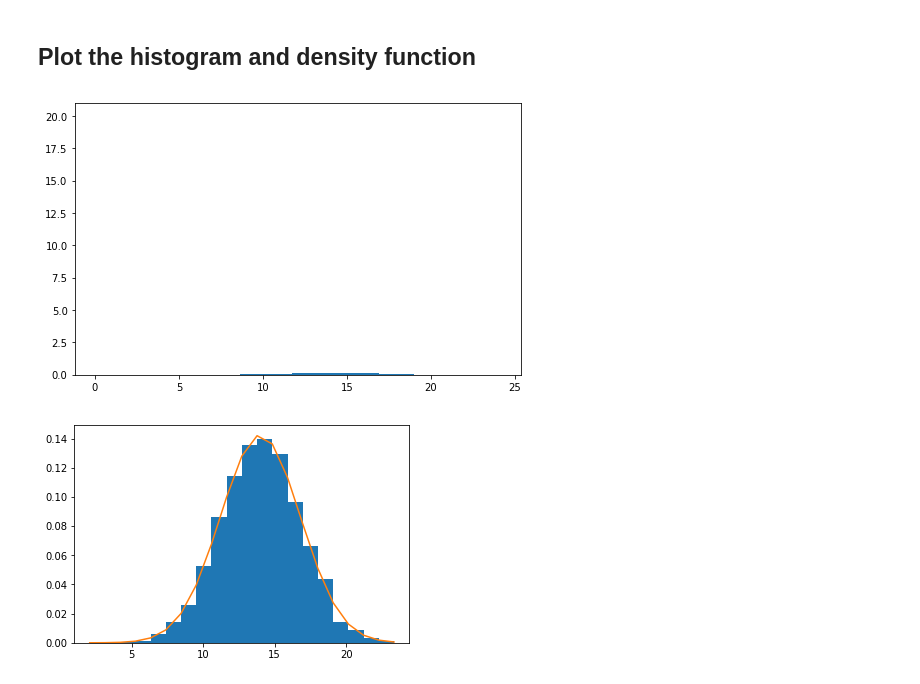
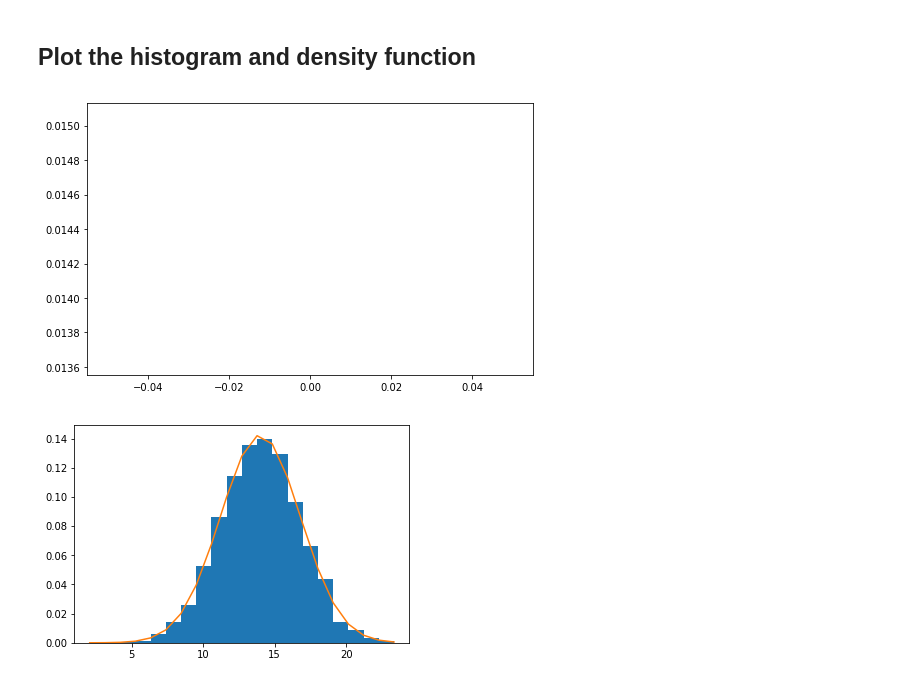
Before and after one commit to cjriggio/dsc-normal-distribution-lab-nyc-ds-career-042219, a Jupyter notebook: index.ipynb, the cells around one changed output. Drawn from its saved outputs; the diff is of its cells as text; code cells hidden in the pictures.

```diff
--- a/index.ipynb
+++ b/index.ipynb
@@ -59,11 +59,11 @@ density
 ## Plot the histogram and density function
 # %%
 plt.figure(figsize=(8,5))
-plt.hist(s, 20, density=True)
-plt.plot(bins)
+#plt.hist(s, 20, density=True)
+plt.plot(density)
 plt.show();
 # %% [output]
-[figure, old version]
+[figure, new version]
 # %%
 # Plot histogram along with the density function
 # %% [output]
```
